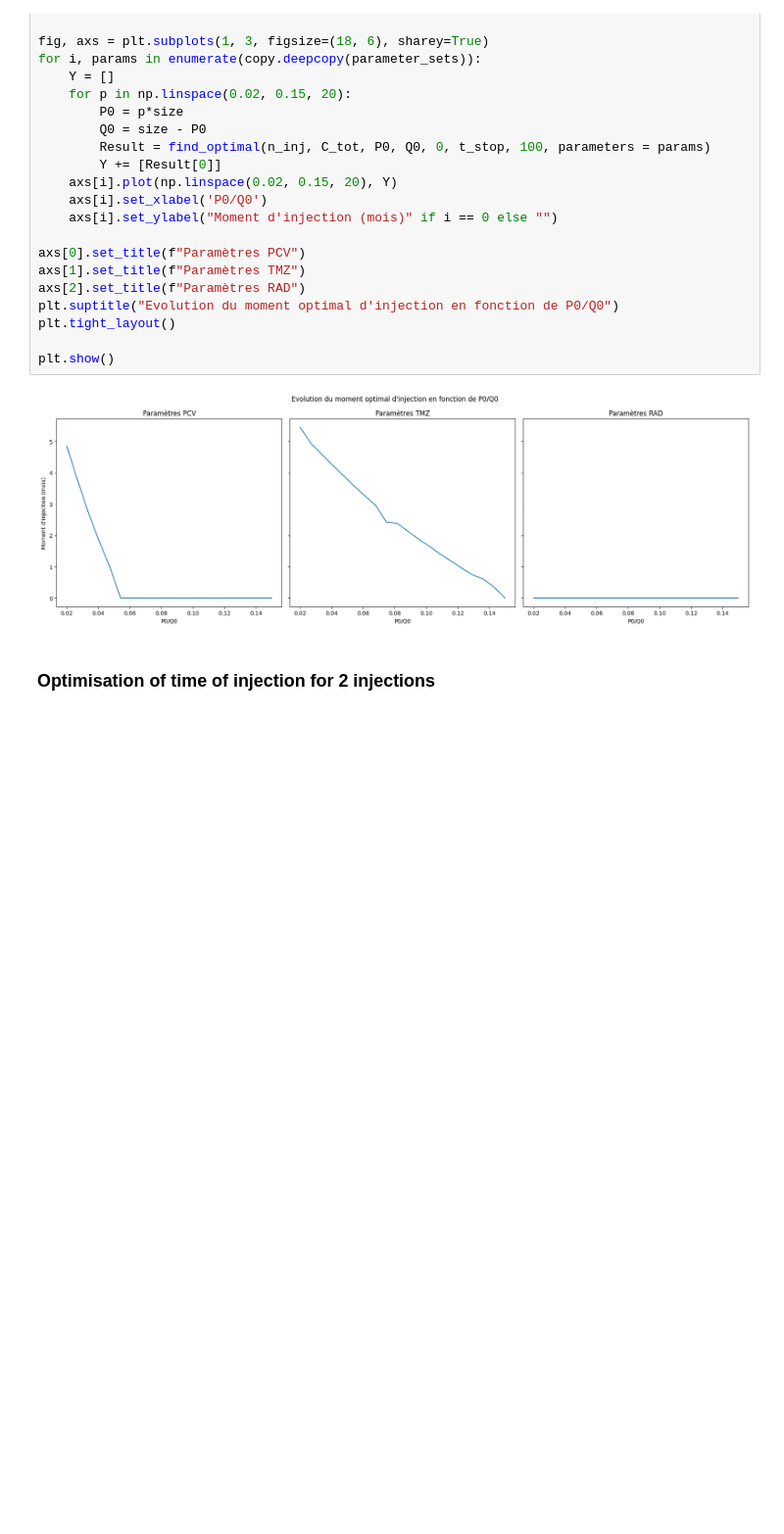
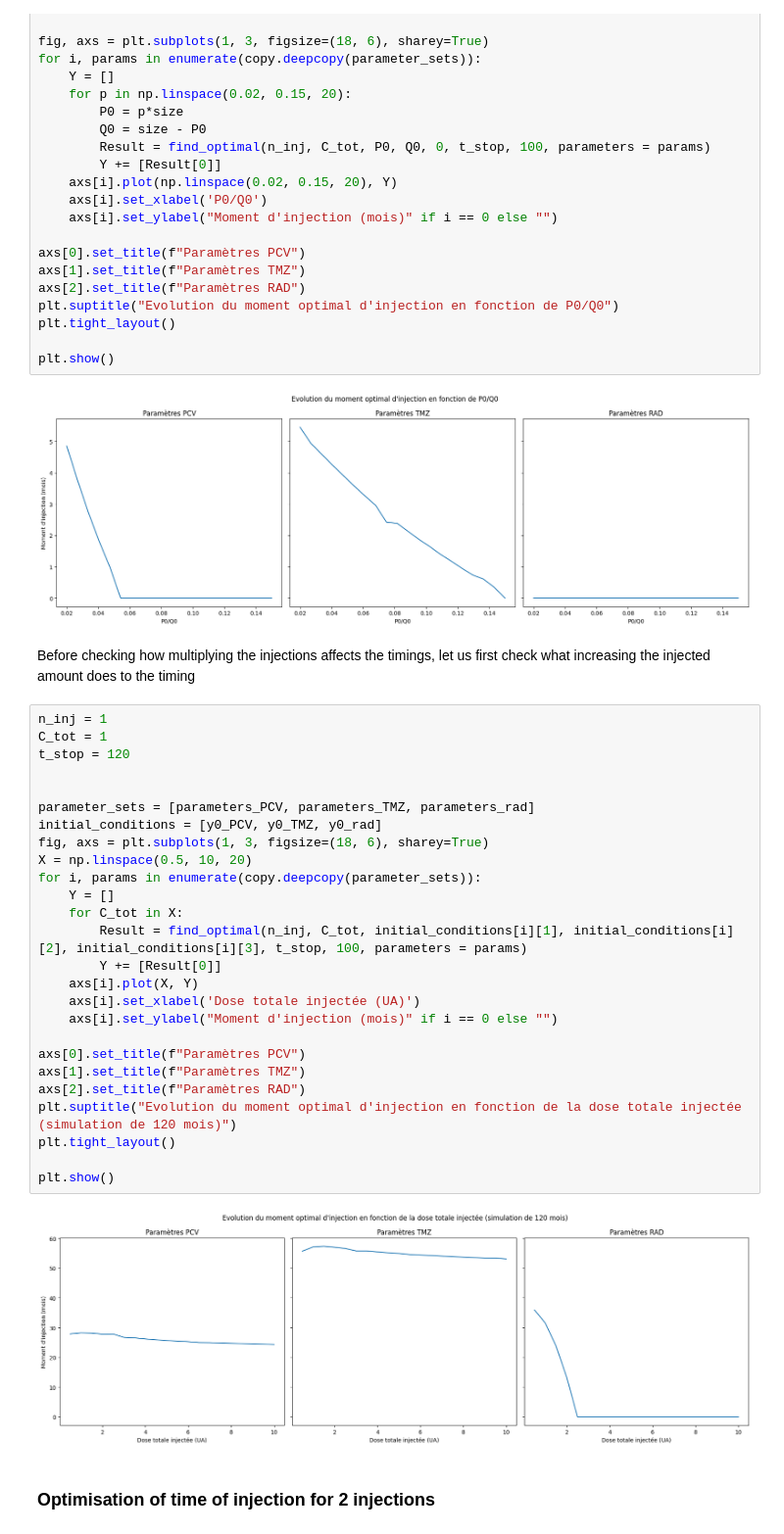
Before and after one commit to ambrejaeger/TP-M2, a Jupyter notebook: TP_parameters_exploration.ipynb, the cells around one changed output. Shown at 98% size. Cells and saved outputs as stored; diff of their text form; blank space fills up the shorter version.

Commit message:
Ajoute Ti en fonction de Ctot

```diff
--- a/TP_parameters_exploration.ipynb
+++ b/TP_parameters_exploration.ipynb
@@ -606,6 +606,36 @@ plt.tight_layout()
 plt.show()
 # %% [output]
 [figure]
+# %% [markdown]
+Before checking how multiplying the injections affects the timings, let us first check what increasing the injected amount does to the timing
+# %%
+n_inj = 1
+C_tot = 1
+t_stop = 120
+
+
+parameter_sets = [parameters_PCV, parameters_TMZ, parameters_rad]
+initial_conditions = [y0_PCV, y0_TMZ, y0_rad]
+fig, axs = plt.subplots(1, 3, figsize=(18, 6), sharey=True)
+X = np.linspace(0.5, 10, 20)
+for i, params in enumerate(copy.deepcopy(parameter_sets)):
+    Y = []
+    for C_tot in X:
+        Result = find_optimal(n_inj, C_tot, initial_conditions[i][1], initial_conditions[i][2], initial_conditions[i][3], t_stop, 100, parameters = params)
+        Y += [Result[0]]
+    axs[i].plot(X, Y)
+    axs[i].set_xlabel('Dose totale injectée (UA)')
+    axs[i].set_ylabel("Moment d'injection (mois)" if i == 0 else "")
+
+axs[0].set_title(f"Paramètres PCV")
+axs[1].set_title(f"Paramètres TMZ")
+axs[2].set_title(f"Paramètres RAD")
+plt.suptitle("Evolution du moment optimal d'injection en fonction de la dose totale injectée (simulation de 120 mois)")
+plt.tight_layout()
+
+plt.show()
+# %% [output]
+[figure, added]
 # %% [markdown]
 ### Optimisation of time of injection for 2 injections
 # %%
```
Also changed, not shown: parts of 1 cell of this notebook.
